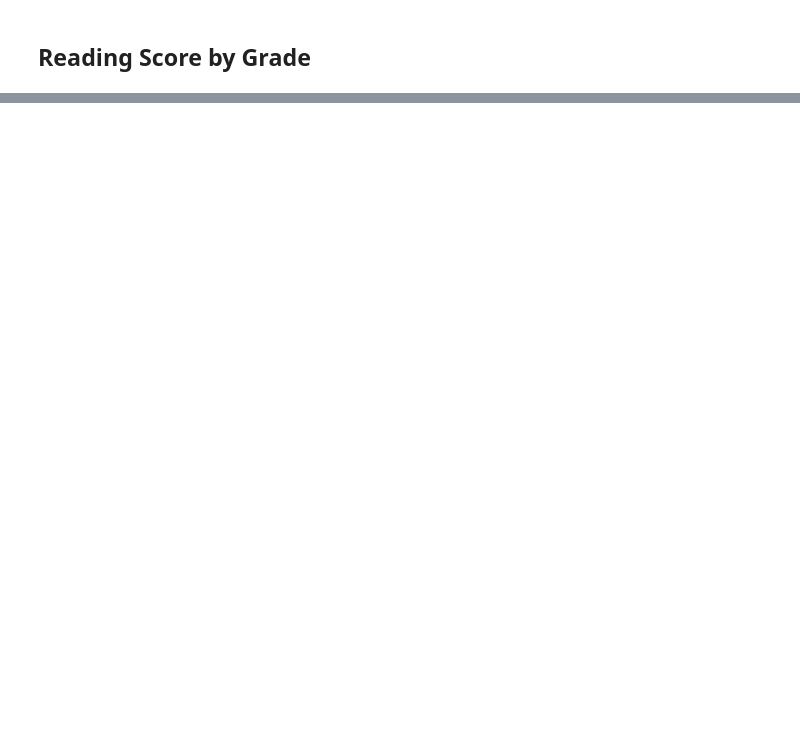
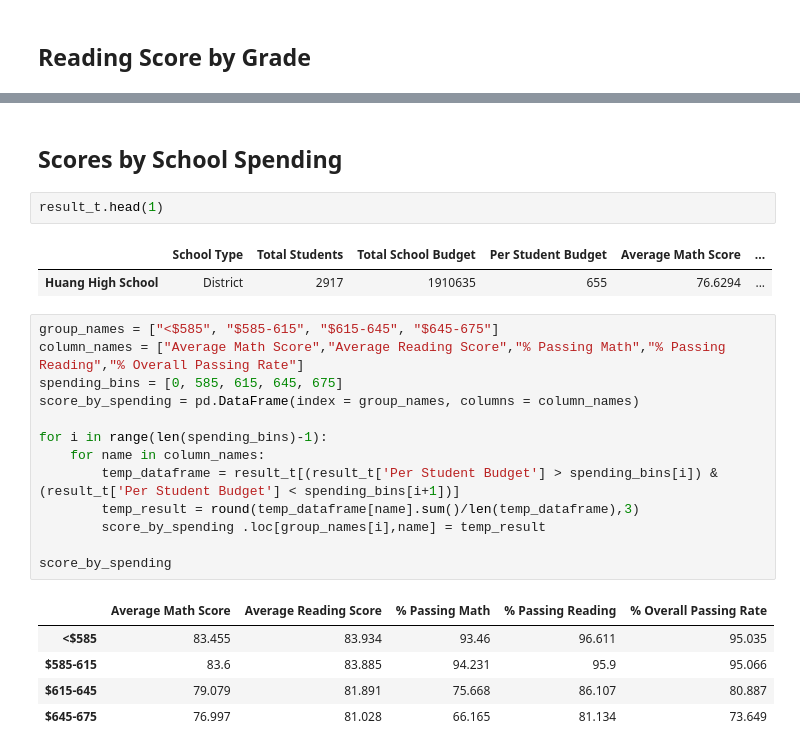
Before and after one commit to dxvo/Unit4_Pandas, a Jupyter notebook: hw4.ipynb, the cells around one changed output, grey strips where cells are left out. Saved outputs shown, nothing was run; the diff lists cells and outputs as text; blank space fills up the shorter version.

```diff
--- a/hw4.ipynb
+++ b/hw4.ipynb
@@ -131,0 +167,26 @@ UnboundLocalError: local variable 'grade' referenced before assignment
+# %% [markdown]
+## Scores by School Spending
+# %%
+result_t.head(1)
+# %% [output]
+|  | School Type | Total Students | Total School Budget | Per Student Budget | Average Math Score | ... |
+| Huang High School | District | 2917 | 1910635 | 655 | 76.6294 | ... |
+# %%
+group_names = ["<$585", "$585-615", "$615-645", "$645-675"]
+column_names = ["Average Math Score","Average Reading Score","% Passing Math","% Passing Reading","% Overall Passing Rate"]
+spending_bins = [0, 585, 615, 645, 675]
+score_by_spending = pd.DataFrame(index = group_names, columns = column_names)
+
+for i in range(len(spending_bins)-1):
+    for name in column_names:
+        temp_dataframe = result_t[(result_t['Per Student Budget'] > spending_bins[i]) & (result_t['Per Student Budget'] < spending_bins[i+1])]
+        temp_result = round(temp_dataframe[name].sum()/len(temp_dataframe),3)
+        score_by_spending .loc[group_names[i],name] = temp_result
+
+score_by_spending
+# %% [output]
+|  | Average Math Score | Average Reading Score | % Passing Math | % Passing Reading | % Overall Passing Rate |
+| <$585 | 83.455 | 83.934 | 93.46 | 96.611 | 95.035 |
+| $585-615 | 83.6 | 83.885 | 94.231 | 95.9 | 95.066 |
+| $615-645 | 79.079 | 81.891 | 75.668 | 86.107 | 80.887 |
+| $645-675 | 76.997 | 81.028 | 66.165 | 81.134 | 73.649 |
```
Also changed, not shown: parts of 5 cells of this notebook.
